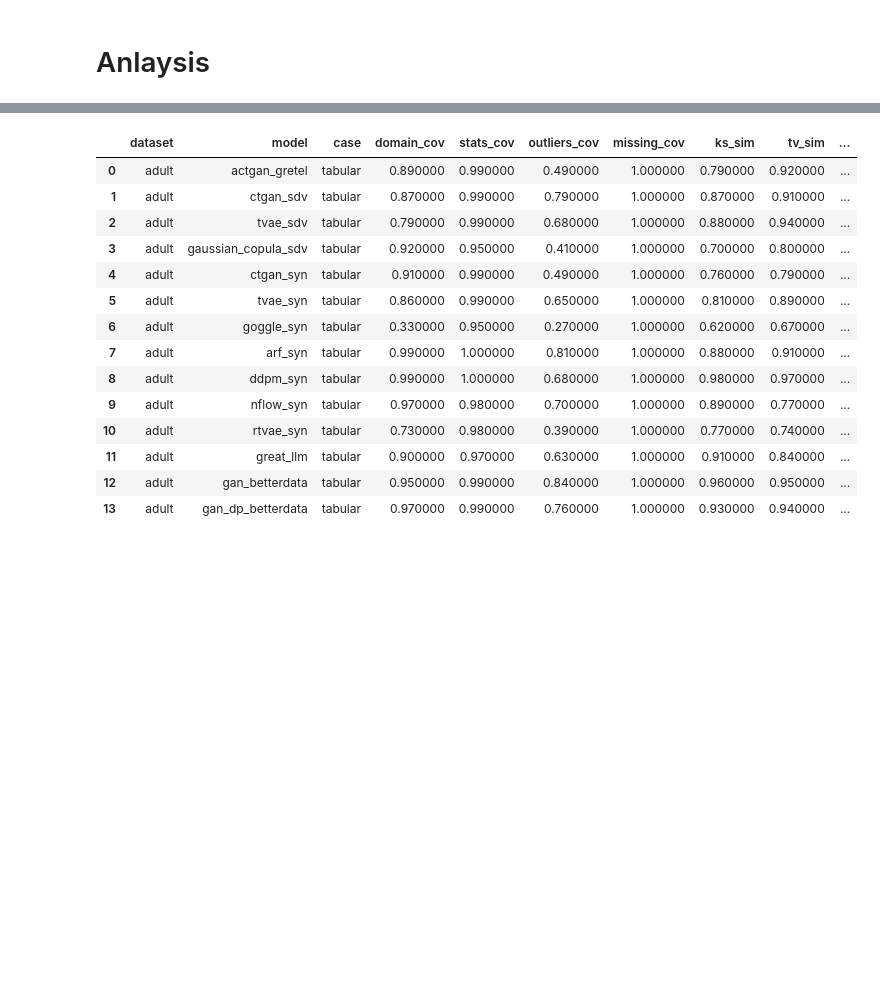
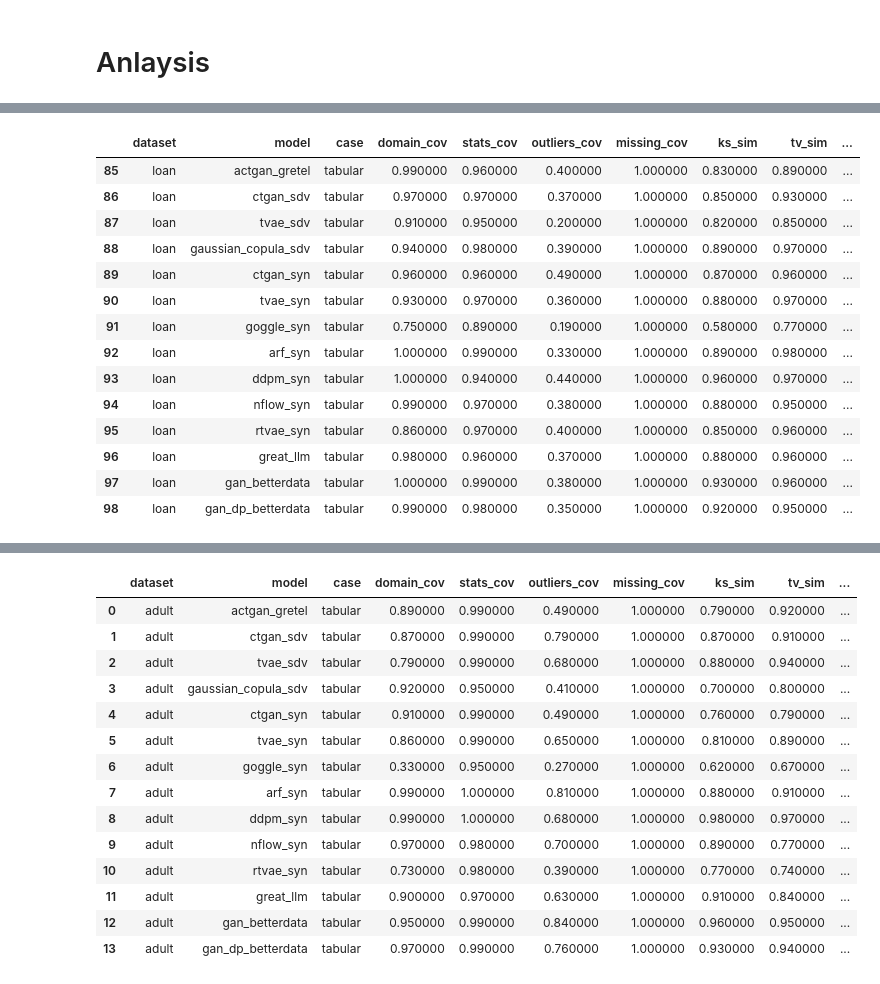
Before and after one commit to dsaidgovsg/benchmarking-synthetic-data-generators, a Jupyter notebook: notebooks/final_evalutation.ipynb, the cells around one changed output, grey strips where cells are left out. Drawn from its saved outputs; the diff is of its cells as text; code cells hidden in the pictures; blank space fills up the shorter version.

```diff
--- a/notebooks/final_evalutation.ipynb
+++ b/notebooks/final_evalutation.ipynb
@@ -555,0 +674,3 @@ execution_scores_df
+# %%
+skip_cols = ['dataset', 'model', 'case']
+min_cols = ["wass_dist", "js_dist"]
@@ -555,0 +834,20 @@ execution_scores_df
+# %%
+subset = all_df[(all_df["dataset"] == "loan") & (all_df["case"] == "tabular")]
+df_style = subset.style.apply(lambda s: highlight_top3_min3(s, skip_cols=skip_cols, min_cols=min_cols))
+df_style
+# %% [output]
+|  | dataset | model | case | domain_cov | stats_cov | outliers_cov | missing_cov | ks_sim | tv_sim | ... |
+| 85 | loan | actgan_gretel | tabular | 0.990000 | 0.960000 | 0.400000 | 1.000000 | 0.830000 | 0.890000 | ... |
+| 86 | loan | ctgan_sdv | tabular | 0.970000 | 0.970000 | 0.370000 | 1.000000 | 0.850000 | 0.930000 | ... |
+| 87 | loan | tvae_sdv | tabular | 0.910000 | 0.950000 | 0.200000 | 1.000000 | 0.820000 | 0.850000 | ... |
+| 88 | loan | gaussian_copula_sdv | tabular | 0.940000 | 0.980000 | 0.390000 | 1.000000 | 0.890000 | 0.970000 | ... |
+| 89 | loan | ctgan_syn | tabular | 0.960000 | 0.960000 | 0.490000 | 1.000000 | 0.870000 | 0.960000 | ... |
+| 90 | loan | tvae_syn | tabular | 0.930000 | 0.970000 | 0.360000 | 1.000000 | 0.880000 | 0.970000 | ... |
+| 91 | loan | goggle_syn | tabular | 0.750000 | 0.890000 | 0.190000 | 1.000000 | 0.580000 | 0.770000 | ... |
+| 92 | loan | arf_syn | tabular | 1.000000 | 0.990000 | 0.330000 | 1.000000 | 0.890000 | 0.980000 | ... |
+| 93 | loan | ddpm_syn | tabular | 1.000000 | 0.940000 | 0.440000 | 1.000000 | 0.960000 | 0.970000 | ... |
+| 94 | loan | nflow_syn | tabular | 0.990000 | 0.970000 | 0.380000 | 1.000000 | 0.880000 | 0.950000 | ... |
+| 95 | loan | rtvae_syn | tabular | 0.860000 | 0.970000 | 0.400000 | 1.000000 | 0.850000 | 0.960000 | ... |
+| 96 | loan | great_llm | tabular | 0.980000 | 0.960000 | 0.370000 | 1.000000 | 0.880000 | 0.960000 | ... |
+| 97 | loan | gan_betterdata | tabular | 1.000000 | 0.990000 | 0.380000 | 1.000000 | 0.930000 | 0.960000 | ... |
+| 98 | loan | gan_dp_betterdata | tabular | 0.990000 | 0.980000 | 0.350000 | 1.000000 | 0.920000 | 0.950000 | ... |
```
Also changed, not shown: parts of 64 cells of this notebook, 3 other files.
